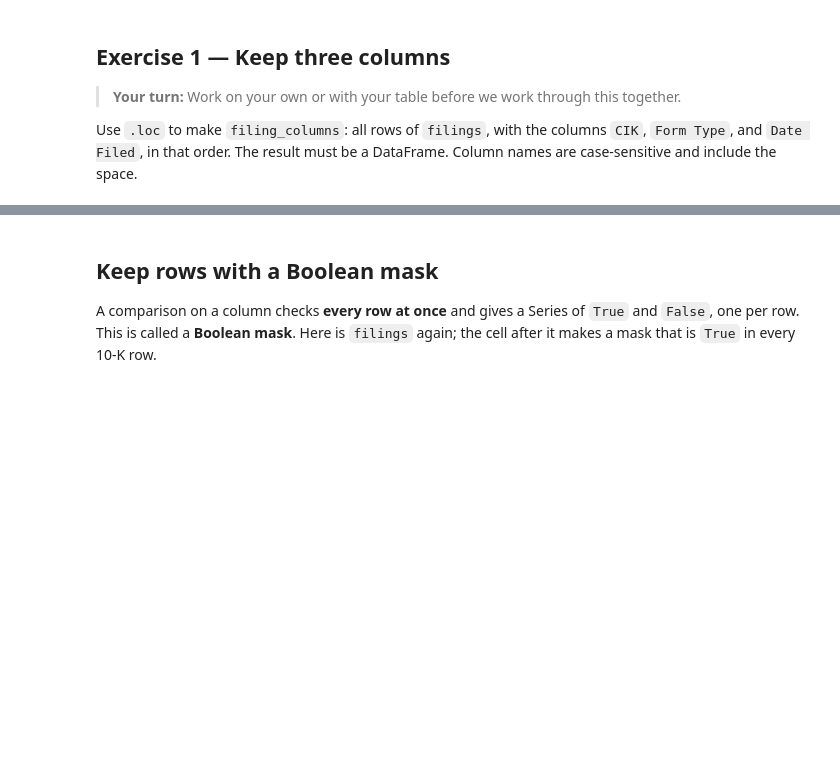
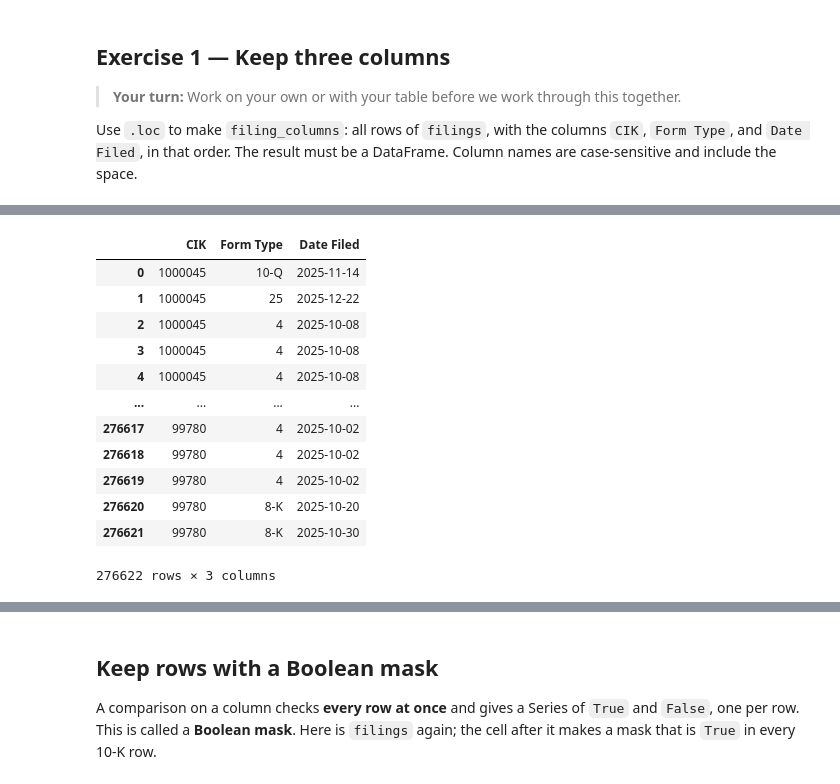
Before and after one commit to njhallman/acc380k-fall-2026, a Jupyter notebook: notebooks/notebook-08/2-00-section.ipynb, the cells around one changed output, grey strips where cells are left out. Drawn from its saved outputs; the diff is of its cells as text; code cells hidden in the pictures; blank space fills up the shorter version.

```diff
--- a/notebooks/notebook-08/2-00-section.ipynb
+++ b/notebooks/notebook-08/2-00-section.ipynb
@@ -242,0 +419,16 @@ Use `.loc` to make `filing_columns`: all rows of `filings`, with the columns `CI
+# %%
+filings[['CIK', 'Form Type', 'Date Filed']]
+# %% [output]
+|  | CIK | Form Type | Date Filed |
+| 0 | 1000045 | 10-Q | 2025-11-14 |
+| 1 | 1000045 | 25 | 2025-12-22 |
+| 2 | 1000045 | 4 | 2025-10-08 |
+| 3 | 1000045 | 4 | 2025-10-08 |
+| 4 | 1000045 | 4 | 2025-10-08 |
+| ... | ... | ... | ... |
+| 276617 | 99780 | 4 | 2025-10-02 |
+| 276618 | 99780 | 4 | 2025-10-02 |
+| 276619 | 99780 | 4 | 2025-10-02 |
+| 276620 | 99780 | 8-K | 2025-10-20 |
+| 276621 | 99780 | 8-K | 2025-10-30 |
+276622 rows × 3 columns
```
Also changed, not shown: parts of 49 cells of this notebook.
